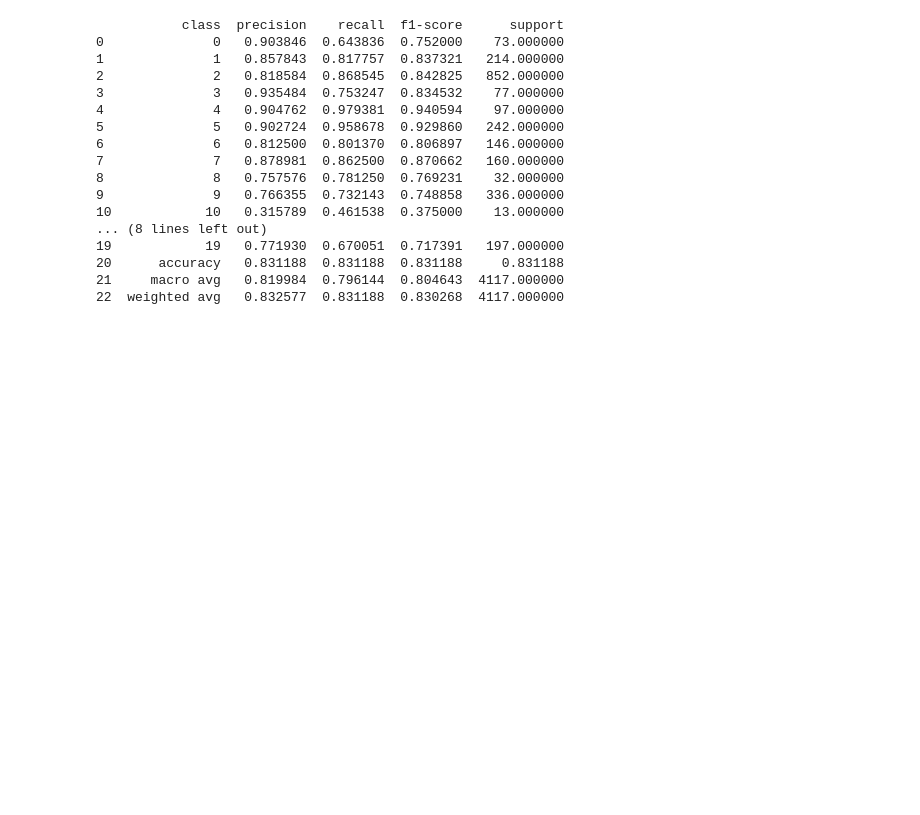
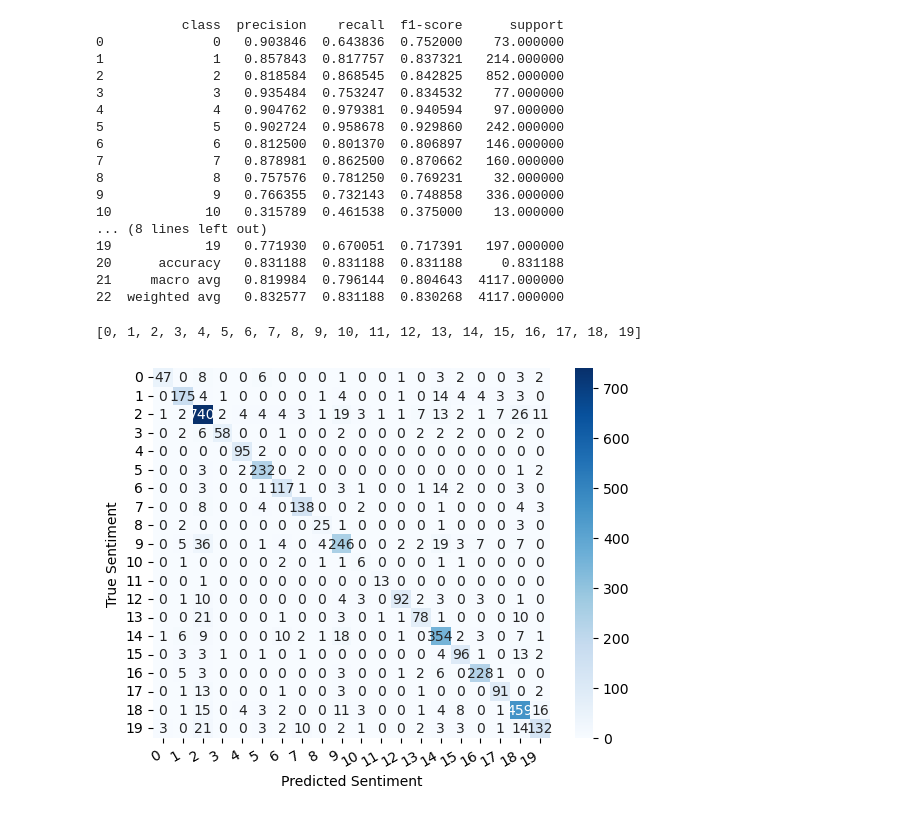
Before and after one commit to JuanNeuenschwandesBTS/EmotionCodeAnalyzer, a Jupyter notebook: Notebook/BaseLineModel/FinancialTFIDF_logicRegression.ipynb, the cells around one changed output. Saved outputs shown, nothing was run; the diff lists cells and outputs as text; code cells hidden in the pictures; blank space fills up the shorter version.

Commit message:
Confusion Matrix

```diff
--- a/Notebook/BaseLineModel/FinancialTFIDF_logicRegression.ipynb
+++ b/Notebook/BaseLineModel/FinancialTFIDF_logicRegression.ipynb
@@ -310,0 +313,21 @@ print(report_df)
+# %%
+class_names = sorted(df_train.label.unique())
+class_names
+# %% [output]
+[0, 1, 2, 3, 4, 5, 6, 7, 8, 9, 10, 11, 12, 13, 14, 15, 16, 17, 18, 19]
+# %%
+cm = confusion_matrix(y_test, test_preds)
+# %%
+import seaborn as sns
+import matplotlib.pyplot as plt
+def show_confusion_matrix(confusion_matrix):
+    hmap = sns.heatmap(confusion_matrix, annot=True, fmt="d", cmap="Blues")
+    hmap.yaxis.set_ticklabels(hmap.yaxis.get_ticklabels(), rotation = 0, ha='right')
+    hmap.xaxis.set_ticklabels(hmap.xaxis.get_ticklabels(), rotation = 30, ha='right')
+    plt.ylabel('True Sentiment')
+    plt.xlabel('Predicted Sentiment')
+# %%
+df_cm = pd.DataFrame(cm, index=class_names, columns = class_names)
+show_confusion_matrix(df_cm)
+# %% [output]
+[figure, added]
```
Also changed, not shown: parts of 6 cells of this notebook, 1 other file.
